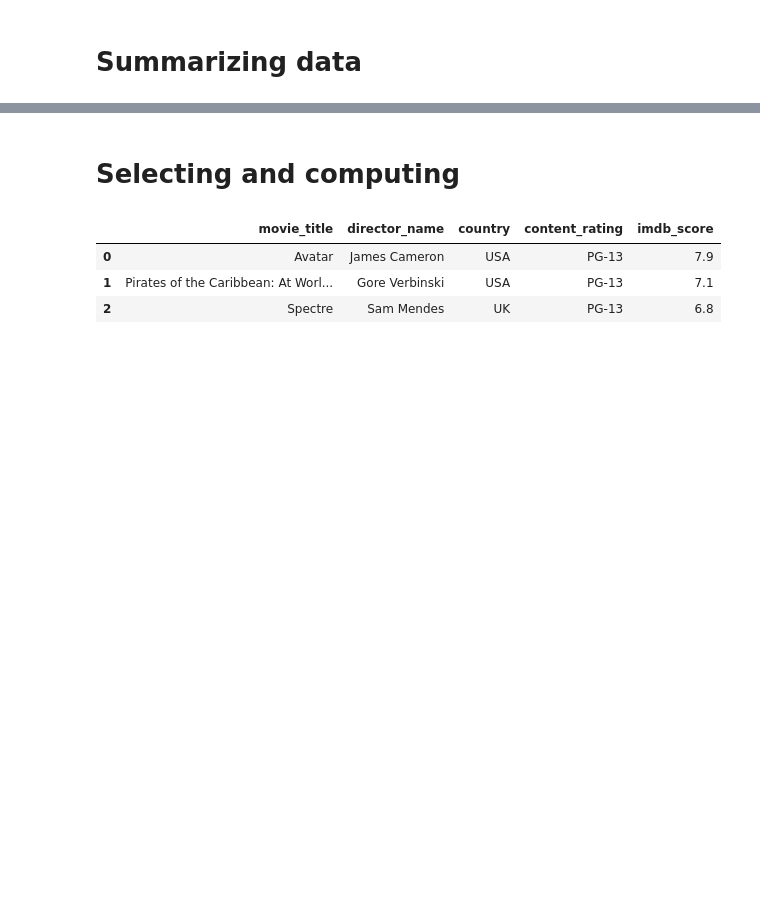
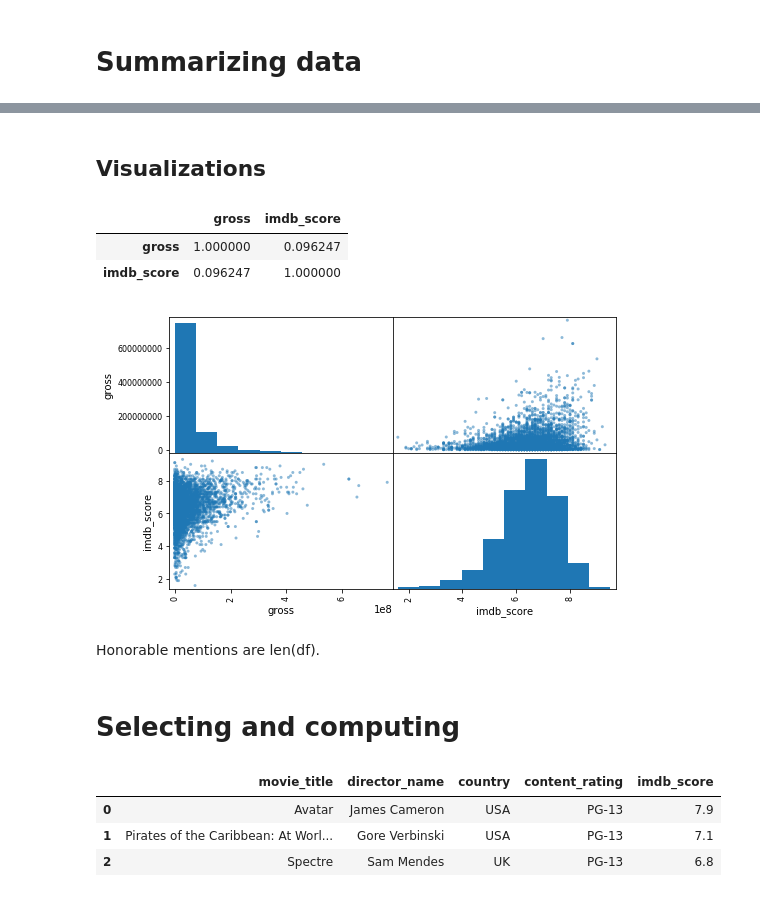
Before and after one commit to LowellWinston/awesome-pandas, a Jupyter notebook: cheat_sheet/Cheat Sheet.ipynb, the cells around one changed output, grey strips where cells are left out. Drawn from its saved outputs; the diff is of its cells as text; code cells hidden in the pictures; blank space fills up the shorter version.

```diff
--- a/cheat_sheet/Cheat Sheet.ipynb
+++ b/cheat_sheet/Cheat Sheet.ipynb
@@ -137,3 +165,17 @@ dtype: int64
+# %% [markdown]
+## Visualizations
+# %%
+df.corr(method='spearman', min_periods=1)
+# %% [output]
+|  | gross | imdb_score |
+| gross | 1.000000 | 0.096247 |
+| imdb_score | 0.096247 | 1.000000 |
+# %%
+plot = pd.plotting.scatter_matrix(df, alpha=0.5, figsize=(8,5))
+# %% [output]
+[figure, added]
+# %% [markdown]
+Honorable mentions are len(df).
 # %%
 # len(df), shape, value_counts, head, tail, max(), min(), mean, dtype, info(),
 # describe(), memory_usage(), scatter matrix, corr, isnull, notnull, unique(), nlargest
```
Also changed, not shown: parts of 36 cells of this notebook, 1 other file.
